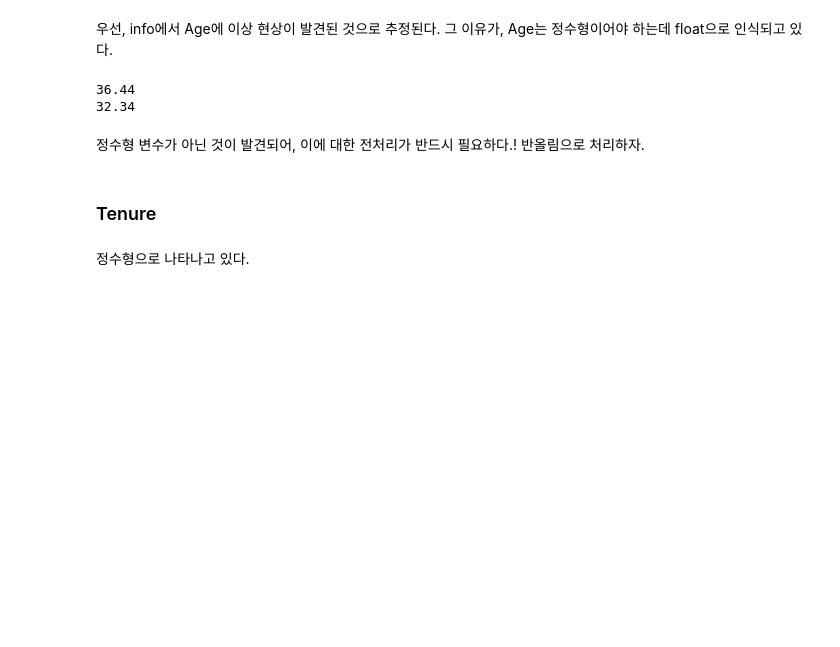
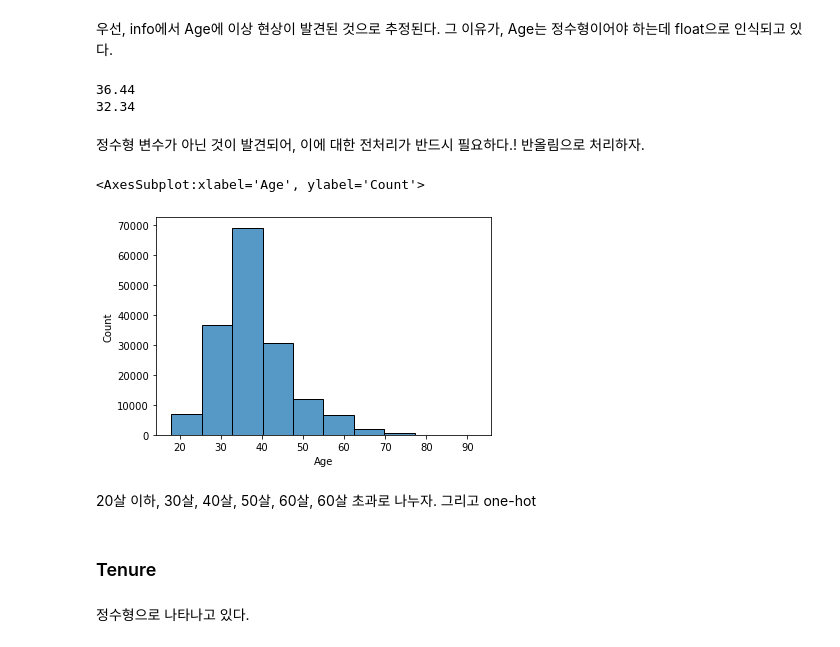
Before and after one commit to swtaktak/personal_project_old_DA, a Jupyter notebook: Kaggle_Bank_Churn_Prediction/Untitled.ipynb, the cells around one changed output. Cells and saved outputs as stored; diff of their text form; code cells hidden in the pictures; blank space fills up the shorter version.

```diff
--- a/Kaggle_Bank_Churn_Prediction/Untitled.ipynb
+++ b/Kaggle_Bank_Churn_Prediction/Untitled.ipynb
@@ -164,6 +165,14 @@ for x in train_df['Age']:
 32.34
 # %% [markdown]
 정수형 변수가 아닌 것이 발견되어, 이에 대한 전처리가 반드시 필요하다.! 반올림으로 처리하자.
+# %%
+sns.histplot(train_df['Age'], bins = 10)
+# %% [output]
+<AxesSubplot:xlabel='Age', ylabel='Count'>
+[figure, added]
+# %% [markdown]
+20살 이하, 30살, 40살, 50살, 60살, 60살 초과로 나누자.
+그리고 one-hot
 # %% [markdown]
 ### Tenure
 # %% [markdown]
```
Also changed, not shown: parts of 56 cells of this notebook, 2 other files.
